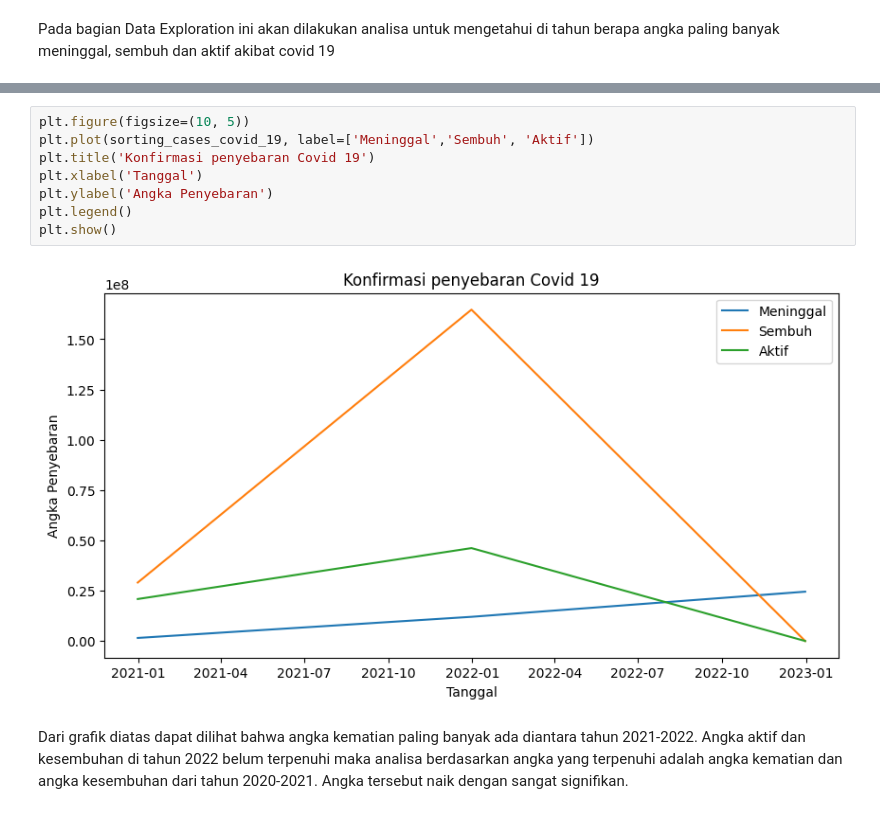
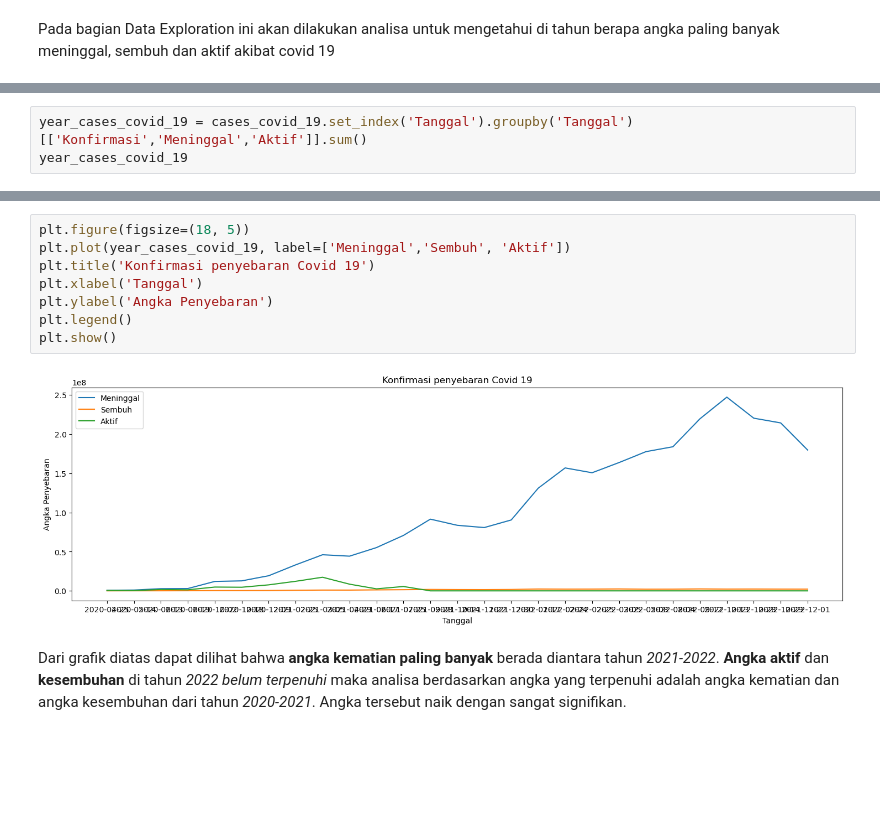
Before and after one commit to ditasila/test, a Jupyter notebook: Test_GD_1.ipynb, the cells around one changed output, grey strips where cells are left out. Drawn from its saved outputs; the diff is of its cells as text; blank space fills up the shorter version.

```diff
--- a/Test_GD_1.ipynb
+++ b/Test_GD_1.ipynb
@@ -223,0 +240,3 @@ sorting_cases_covid_19
+# %%
+year_cases_covid_19 = cases_covid_19.set_index('Tanggal').groupby('Tanggal')[['Konfirmasi','Meninggal','Aktif']].sum()
+year_cases_covid_19
@@ -224,12 +262,12 @@ sorting_cases_covid_19
 # %%
-plt.figure(figsize=(10, 5))
-plt.plot(sorting_cases_covid_19, label=['Meninggal','Sembuh', 'Aktif'])
+plt.figure(figsize=(18, 5))
+plt.plot(year_cases_covid_19, label=['Meninggal','Sembuh', 'Aktif'])
 plt.title('Konfirmasi penyebaran Covid 19')
 plt.xlabel('Tanggal')
 plt.ylabel('Angka Penyebaran')
 plt.legend()
 plt.show()
 # %% [output]
-[figure, old version]
+[figure, new version]
 # %% [markdown]
-Dari grafik diatas dapat dilihat bahwa angka kematian paling banyak ada diantara tahun 2021-2022. Angka aktif dan kesembuhan di tahun 2022 belum terpenuhi maka analisa berdasarkan angka yang terpenuhi adalah angka kematian dan angka kesembuhan dari tahun 2020-2021. Angka tersebut naik dengan sangat signifikan.
+Dari grafik diatas dapat dilihat bahwa **angka kematian paling banyak** berada diantara tahun *2021-2022*. **Angka aktif** dan **kesembuhan** di tahun *2022 belum terpenuhi* maka analisa berdasarkan angka yang terpenuhi adalah angka kematian dan angka kesembuhan dari tahun *2020-2021*. Angka tersebut naik dengan sangat signifikan.
```
Also changed, not shown: parts of 36 cells of this notebook.
